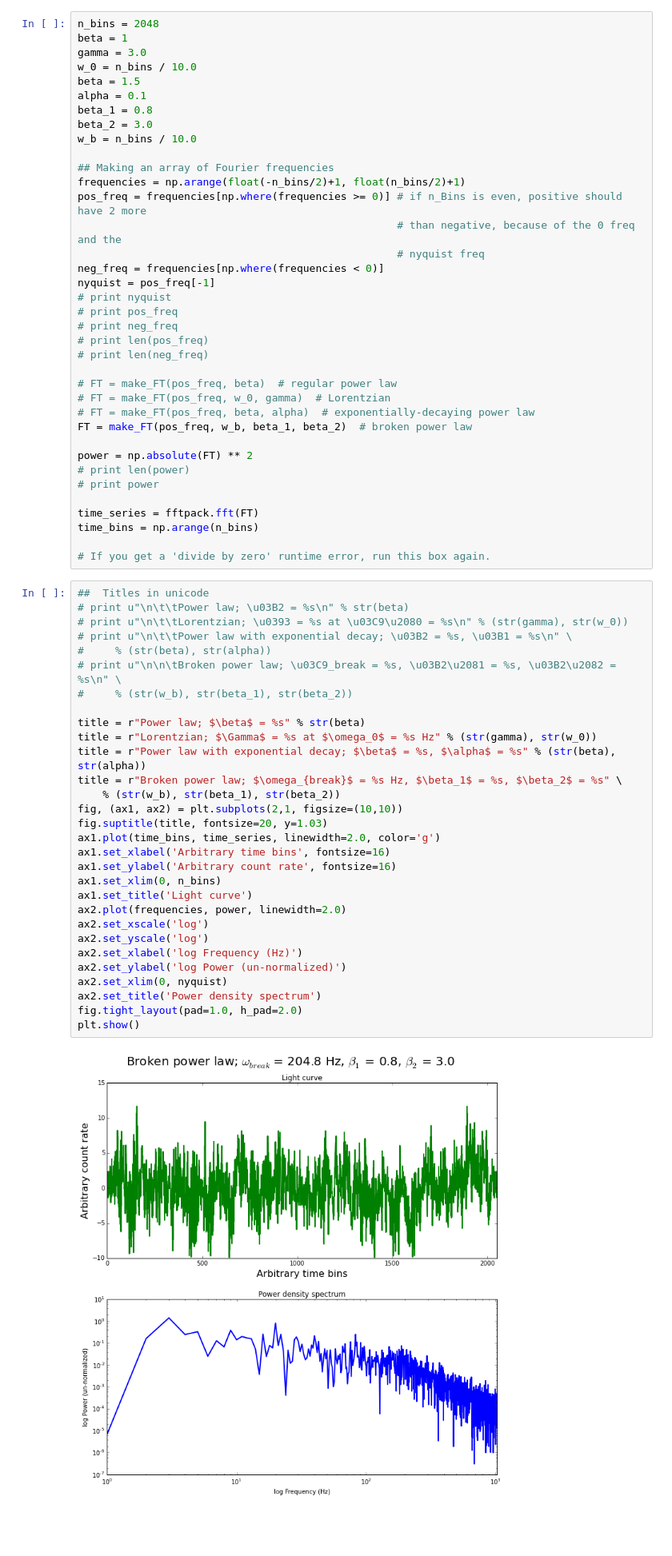
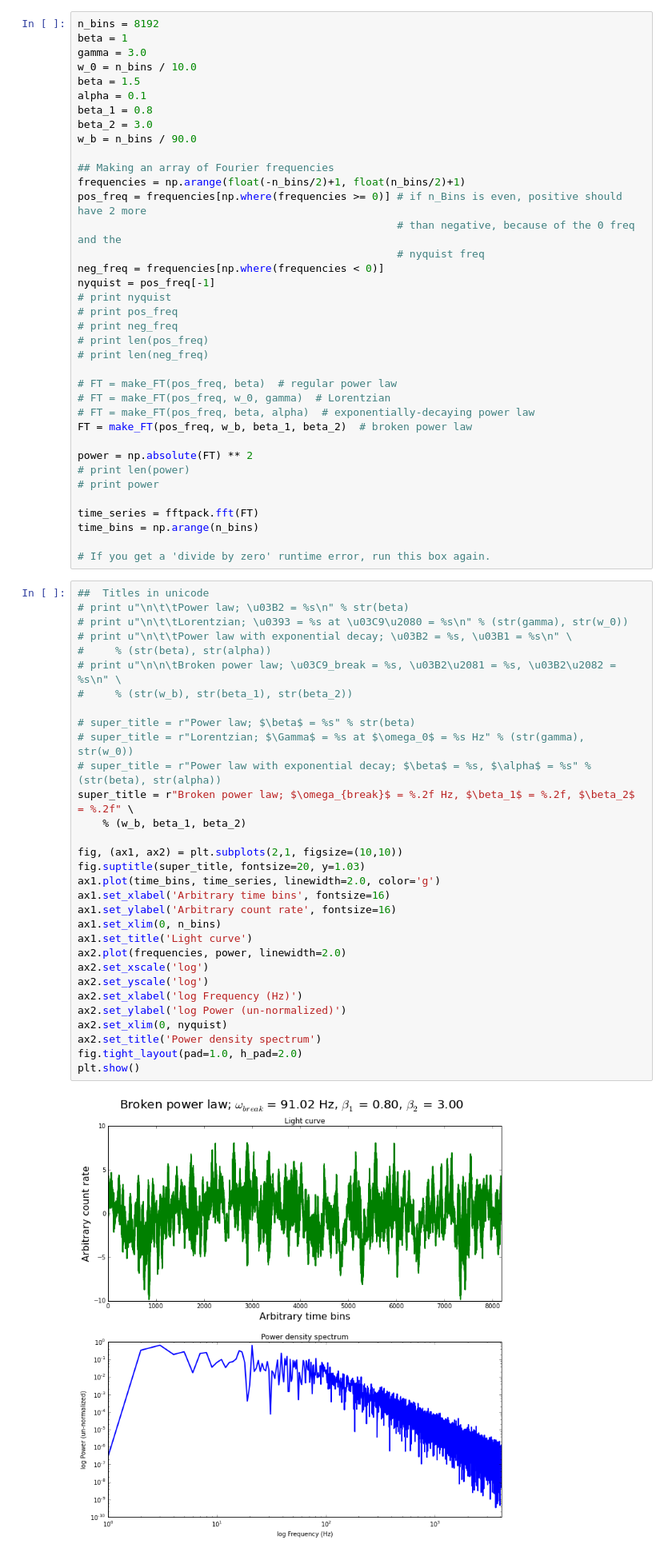
Before and after one commit to evandromr/whizzy_scripts, a Jupyter notebook: TimmerKoenig.ipynb, the cells around one changed output. Shown at 80% size. Cells and saved outputs as stored; diff of their text form; blank space fills up the shorter version.

```diff
--- a/TimmerKoenig.ipynb
+++ b/TimmerKoenig.ipynb
@@ -135,7 +135,7 @@ def make_FT(pos_freq, w_b, beta_1, beta_2):  # broken power law
 
     return FT
 # %%
-n_bins = 2048
+n_bins = 8192
 beta = 1
 gamma = 3.0
 w_0 = n_bins / 10.0
@@ -143,7 +143,7 @@ beta = 1.5
 alpha = 0.1
 beta_1 = 0.8
 beta_2 = 3.0
-w_b = n_bins / 10.0
+w_b = n_bins / 90.0
 
 ## Making an array of Fourier frequencies
 frequencies = np.arange(float(-n_bins/2)+1, float(n_bins/2)+1)
@@ -174,32 +174,33 @@ time_bins = np.arange(n_bins)
 # %%
 ##  Titles in unicode
 # print u"\n\t\tPower law; \u03B2 = %s\n" % str(beta)
 # print u"\n\t\tLorentzian; \u0393 = %s at \u03C9\u2080 = %s\n" % (str(gamma), str(w_0))
 # print u"\n\t\tPower law with exponential decay; \u03B2 = %s, \u03B1 = %s\n" \
 #     % (str(beta), str(alpha))
 # print u"\n\n\tBroken power law; \u03C9_break = %s, \u03B2\u2081 = %s, \u03B2\u2082 = %s\n" \
 #     % (str(w_b), str(beta_1), str(beta_2))
 
-title = r"Power law; $\beta$ = %s" % str(beta)
-title = r"Lorentzian; $\Gamma$ = %s at $\omega_0$ = %s Hz" % (str(gamma), str(w_0))
-title = r"Power law with exponential decay; $\beta$ = %s, $\alpha$ = %s" % (str(beta), str(alpha))
-title = r"Broken power law; $\omega_{break}$ = %s Hz, $\beta_1$ = %s, $\beta_2$ = %s" \
-    % (str(w_b), str(beta_1), str(beta_2))
+# super_title = r"Power law; $\beta$ = %s" % str(beta)
+# super_title = r"Lorentzian; $\Gamma$ = %s at $\omega_0$ = %s Hz" % (str(gamma), str(w_0))
+# super_title = r"Power law with exponential decay; $\beta$ = %s, $\alpha$ = %s" % (str(beta), str(alpha))
+super_title = r"Broken power law; $\omega_{break}$ = %.2f Hz, $\beta_1$ = %.2f, $\beta_2$ = %.2f" \
+    % (w_b, beta_1, beta_2)
+
 fig, (ax1, ax2) = plt.subplots(2,1, figsize=(10,10))
-fig.suptitle(title, fontsize=20, y=1.03)
+fig.suptitle(super_title, fontsize=20, y=1.03)
 ax1.plot(time_bins, time_series, linewidth=2.0, color='g')
 ax1.set_xlabel('Arbitrary time bins', fontsize=16)
 ax1.set_ylabel('Arbitrary count rate', fontsize=16)
 ax1.set_xlim(0, n_bins)
 ax1.set_title('Light curve')
 ax2.plot(frequencies, power, linewidth=2.0)
 ax2.set_xscale('log')
 ax2.set_yscale('log')
 ax2.set_xlabel('log Frequency (Hz)')
 ax2.set_ylabel('log Power (un-normalized)')
 ax2.set_xlim(0, nyquist)
 ax2.set_title('Power density spectrum')
 fig.tight_layout(pad=1.0, h_pad=2.0)
 plt.show()
 # %% [output]
-[figure, old version]
+[figure, new version]
```
